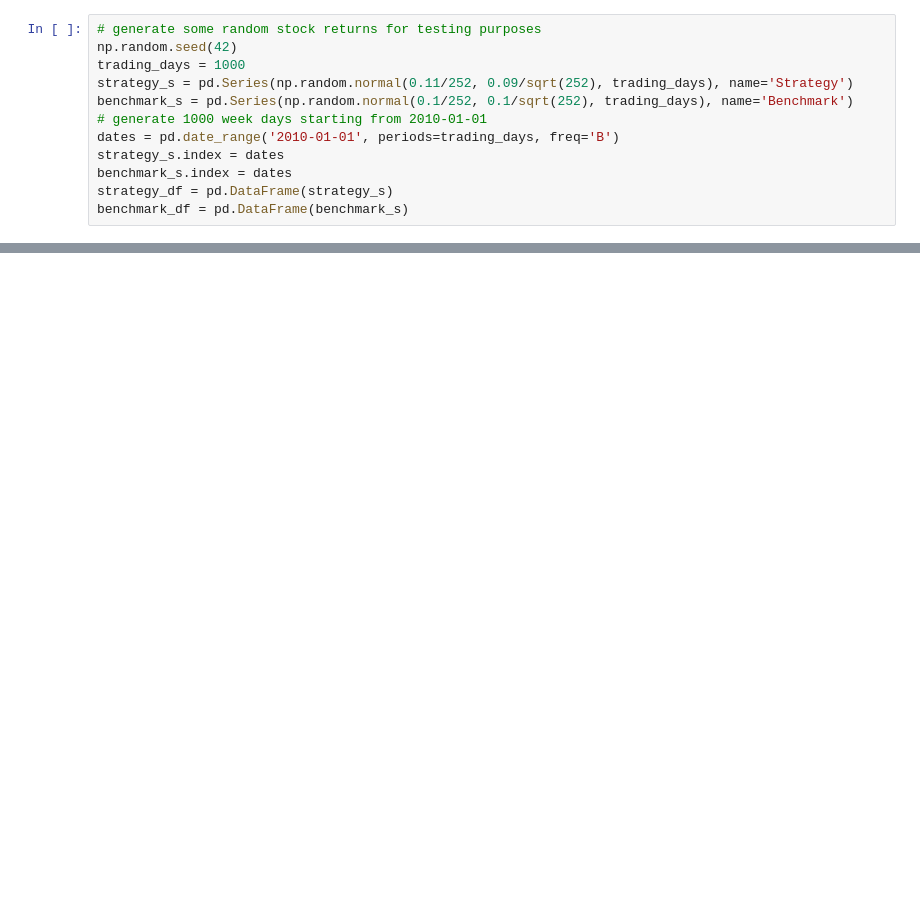
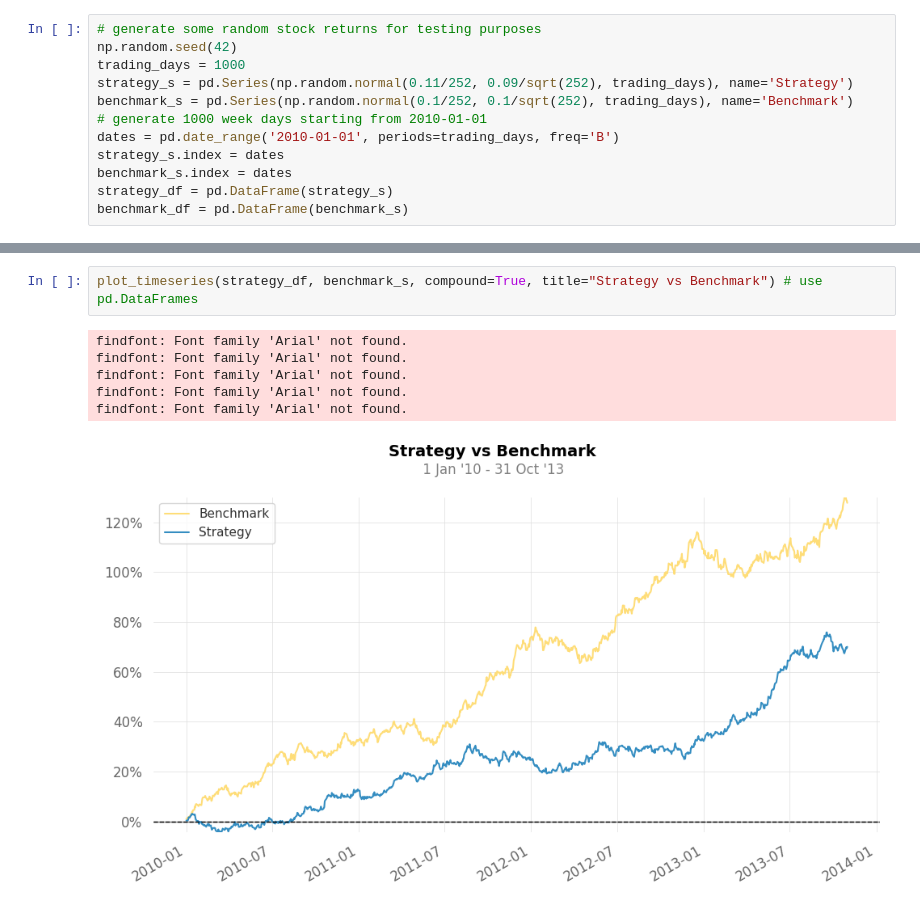
Before and after one commit to SergeyHein/quantstats_lumi, a Jupyter notebook: test_311_fixed.ipynb, the cells around one changed output, grey strips where cells are left out. Cells and saved outputs as stored; diff of their text form; blank space fills up the shorter version.

```diff
--- a/test_311_fixed.ipynb
+++ b/test_311_fixed.ipynb
@@ -53,2 +76,11 @@ plot_timeseries(strategy_s, benchmark_s, compound=True,title="Strategy vs Benchm
+# %%
+plot_timeseries(strategy_df, benchmark_s, compound=True, title="Strategy vs Benchmark") # use pd.DataFrames
+# %% [output]
+findfont: Font family 'Arial' not found.
+findfont: Font family 'Arial' not found.
+findfont: Font family 'Arial' not found.
+findfont: Font family 'Arial' not found.
+findfont: Font family 'Arial' not found.
+[figure, added]
 # %%
 full(strategy_s, benchmark_s, title="Strategy vs Benchmark") # pd.Series
```
Also changed, not shown: parts of 6 cells of this notebook, 1 other file.
